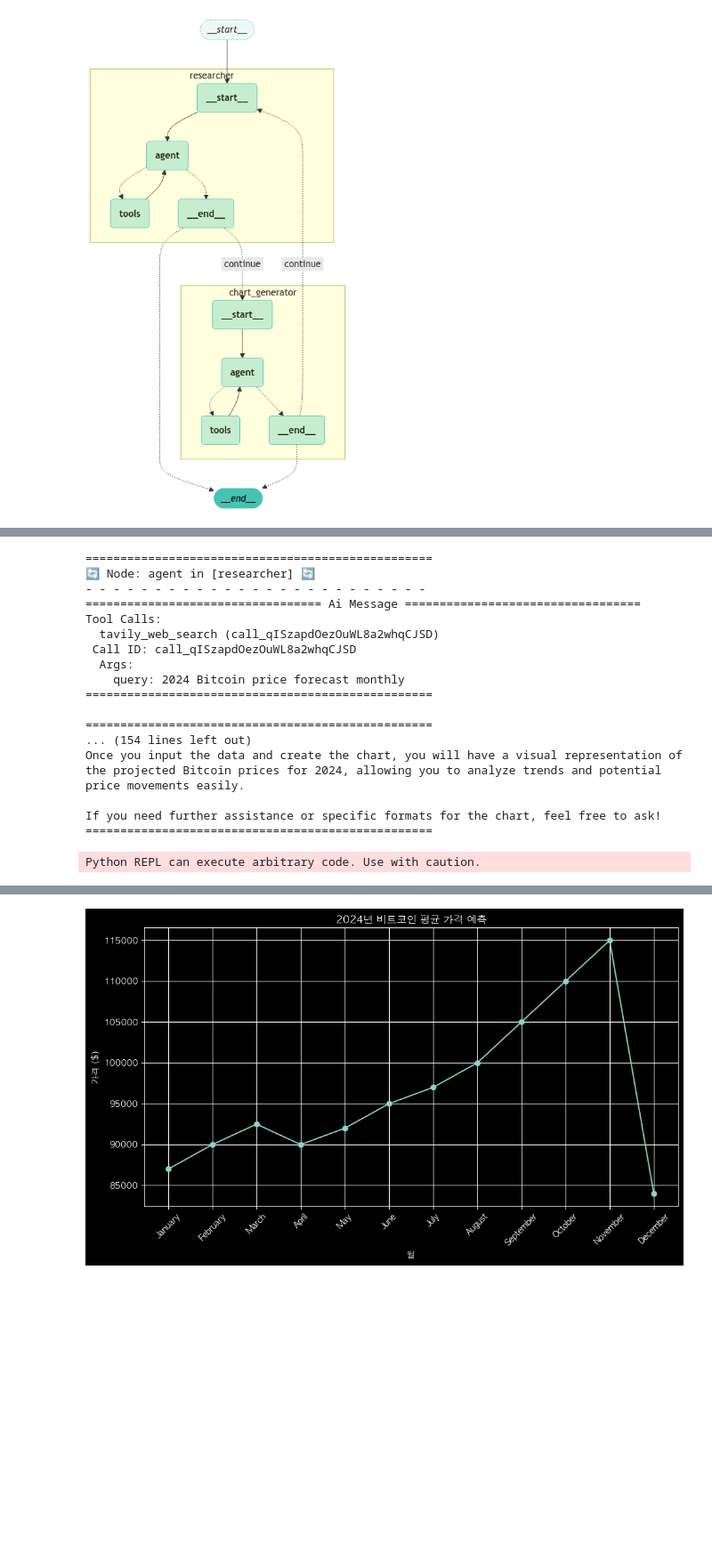
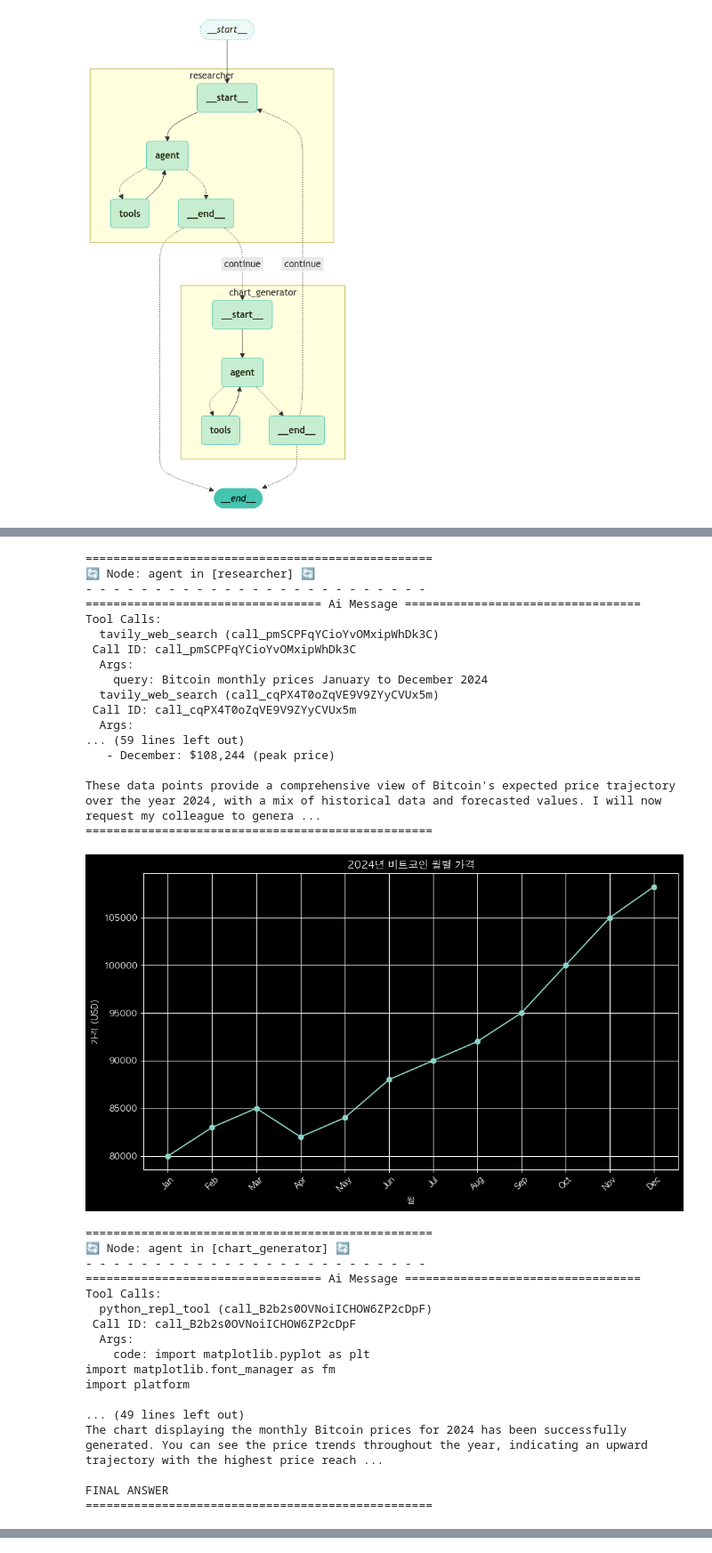
Before and after one commit to nobodyjbj/langchain-tutorial, a Jupyter notebook: 17-LangGraph/03-Use-Cases/06.LnagGraph-Multi-Agent-Collaboration.ipynb, the cells around one changed output, grey strips where cells are left out. Shown: that part at 89% size. Drawn from its saved outputs; the diff is of its cells as text; code cells hidden in the pictures; blank space fills up the shorter version.

Commit message:
LangGraph-Use-Case

```diff
--- a/17-LangGraph/03-Use-Cases/06.LnagGraph-Multi-Agent-Collaboration.ipynb
+++ b/17-LangGraph/03-Use-Cases/06.LnagGraph-Multi-Agent-Collaboration.ipynb
@@ -55,7 +55,7 @@ gpt-4o-mini
 from tools_tavily import TavilySearch
 
 # 최대 검색 결과를 3으로 설정
-tavily_tool = TavilySearch(max_results=5)
+tavily_tool = TavilySearch(max_results=3)
 # %% [markdown]
 #### 코드 실행 도구 정의
 # %%
@@ -180,0 +167,13 @@ chart_agent = create_react_agent(
+# %%
+import operator
+from typing import Annotated, Sequence
+from typing_extensions import TypedDict
+from langchain_core.messages import BaseMessage
+
+
+# 상태 정의
+class AgentState(TypedDict):
+    messages: Annotated[
+        Sequence[BaseMessage], operator.add
+    ]  # Agent 간 공유하는 메시지 목록
+    sender: Annotated[str, "The sender of the last message"]  # 마지막 메시지의 발신자
@@ -183,38 +185,35 @@ from langgraph.graph import END
 
 
 # Research Agent 노드 정의
-def research_node(state: MessagesState) -> MessagesState:
+def research_node(state: AgentState) -> MessagesState:
     result = research_agent.invoke(state)
 
     # 마지막 메시지를 HumanMessage 로 변환
     last_message = HumanMessage(
         content=result["messages"][-1].content, name="researcher"
     )
-    return {
-        # Research Agent 의 메시지 목록 반환
-        "messages": [last_message],
-    }
+
+    return AgentState(messages=[last_message])
 
 
 # 차트 노드
-def chart_node(state: MessagesState) -> MessagesState:
+def chart_node(state: AgentState) -> MessagesState:
     result = chart_agent.invoke(state)
 
     # 마지막 메시지를 HumanMessage 로 변환
     last_message = HumanMessage(
         content=result["messages"][-1].content, name="chart_generator"
     )
-    return {
-        # share internal message history of chart agent with other agents
-        "messages": [last_message],
-    }
+
+    return AgentState(messages=[last_message])
 
 
 # 라우터
-def router(state: MessagesState):
+def router(state: AgentState):
     # This is the router
     messages = state["messages"]
     last_message = messages[-1]
+
     if "FINAL ANSWER" in last_message.content:
         # Any agent decided the work is done
         return END
@@ -224,9 +223,9 @@ def router(state: MessagesState):
 # %%
-from langchain_core.messages import HumanMessage, ToolMessage
+from langchain_core.messages import HumanMessage
 from langgraph.graph import StateGraph, START, END
 from langgraph.checkpoint.memory import MemorySaver
 
-workflow = StateGraph(MessagesState)
+workflow = StateGraph(AgentState)
 workflow.add_node("researcher", research_node)
 workflow.add_node("chart_generator", chart_node)
 
@@ -256,37 +255,54 @@ visualize_graph(app, xray=True)
 # %%
 from langchain_core.runnables import RunnableConfig
 from langchain_print import random_uuid, invoke_graph
 
 # config 설정(재귀 최대 횟수, thread_id)
 config = RunnableConfig(recursion_limit=10, configurable={"thread_id": random_uuid()})
 
 # 질문 입력
 inputs = {
     "messages": [
         HumanMessage(
-            content="2024년 1월부터 12월까지 비트코인 가격을 월별 그래프로 그려주세요."
+            content="2024년 1월부터 12월까지 비트코인 월별 가격을 그래프로 그려주세요."
         )
     ],
 }
 
 # 그래프 실행
 invoke_graph(app, inputs, config, node_names=["researcher", "chart_generator", "agent"])
 # %% [output]
 ==================================================
 🔄 Node: agent in [researcher] 🔄
 - - - - - - - - - - - - - - - - - - - - - - - - -
 ================================== Ai Message ==================================
 Tool Calls:
-  tavily_web_search (call_qISzapdOezOuWL8a2whqCJSD)
- Call ID: call_qISzapdOezOuWL8a2whqCJSD
+  tavily_web_search (call_pmSCPFqYCioYvOMxipWhDk3C)
+ Call ID: call_pmSCPFqYCioYvOMxipWhDk3C
   Args:
-    query: 2024 Bitcoin price forecast monthly
+    query: Bitcoin monthly prices January to December 2024
+  tavily_web_search (call_cqPX4T0oZqVE9V9ZYyCVUx5m)
+ Call ID: call_cqPX4T0oZqVE9V9ZYyCVUx5m
+  Args:
+... (59 lines left out)
+   - December: $108,244 (peak price)
+
+These data points provide a comprehensive view of Bitcoin's expected price trajectory over the year 2024, with a mix of historical data and forecasted values. I will now request my colleague to genera ...
 ==================================================
-
-==================================================
-... (154 lines left out)
-Once you input the data and create the chart, you will have a visual representation of the projected Bitcoin prices for 2024, allowing you to analyze trends and potential price movements easily.
-
-If you need further assistance or specific formats for the chart, feel free to ask!
-==================================================
+[figure, new version]
-Python REPL can execute arbitrary code. Use with caution.
+==================================================
+🔄 Node: agent in [chart_generator] 🔄
+- - - - - - - - - - - - - - - - - - - - - - - - -
+================================== Ai Message ==================================
+Tool Calls:
+  python_repl_tool (call_B2b2s0OVNoiICHOW6ZP2cDpF)
+ Call ID: call_B2b2s0OVNoiICHOW6ZP2cDpF
+  Args:
+    code: import matplotlib.pyplot as plt
+import matplotlib.font_manager as fm
+import platform
+
+... (49 lines left out)
+The chart displaying the monthly Bitcoin prices for 2024 has been successfully generated. You can see the price trends throughout the year, indicating an upward trajectory with the highest price reach ...
+
+FINAL ANSWER
+==================================================
@@ -310 +308,0 @@ plt.show()
-[figure, old version]
```
Also changed, not shown: parts of 9 cells of this notebook.
